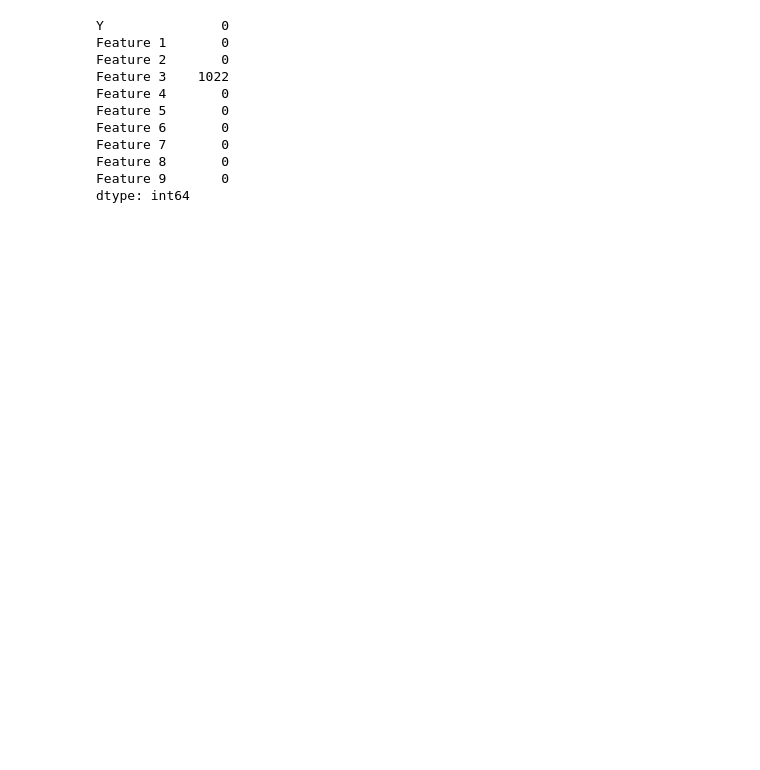
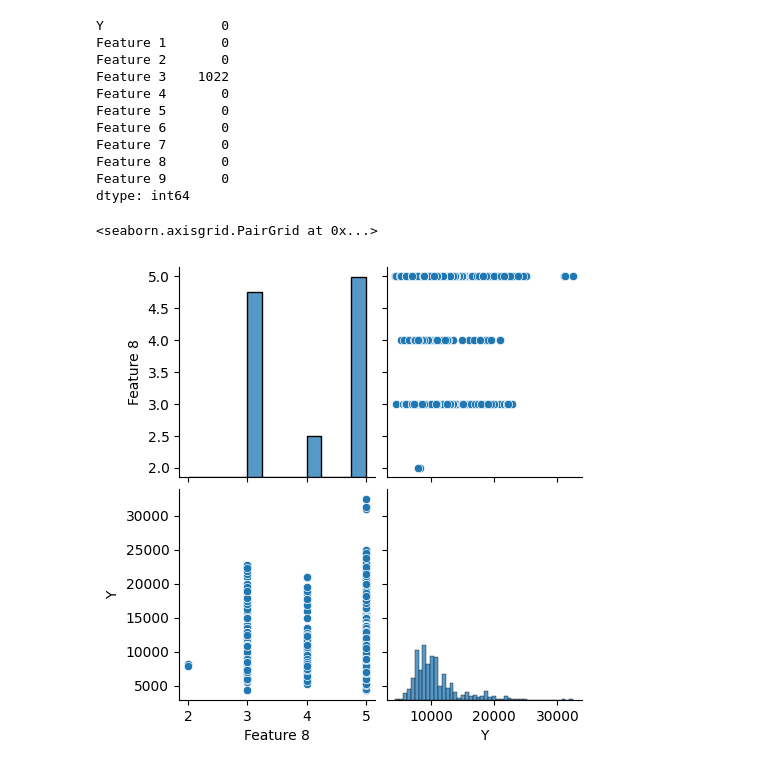
Before and after one commit to majarall/EDA-Azure-Pipeline, a Jupyter notebook: Task1.ipynb, the cells around one changed output. Drawn from its saved outputs; the diff is of its cells as text; code cells hidden in the pictures; blank space fills up the shorter version.

```diff
--- a/Task1.ipynb
+++ b/Task1.ipynb
@@ -100,3 +105,8 @@ Feature 7       0
 Feature 8       0
 Feature 9       0
 dtype: int64
+# %%
+sns.pairplot(df[["Feature 8", "Y"]])
+# %% [output]
+<seaborn.axisgrid.PairGrid at 0x...>
+[figure, added]
```
Also changed, not shown: parts of 5 cells of this notebook.
